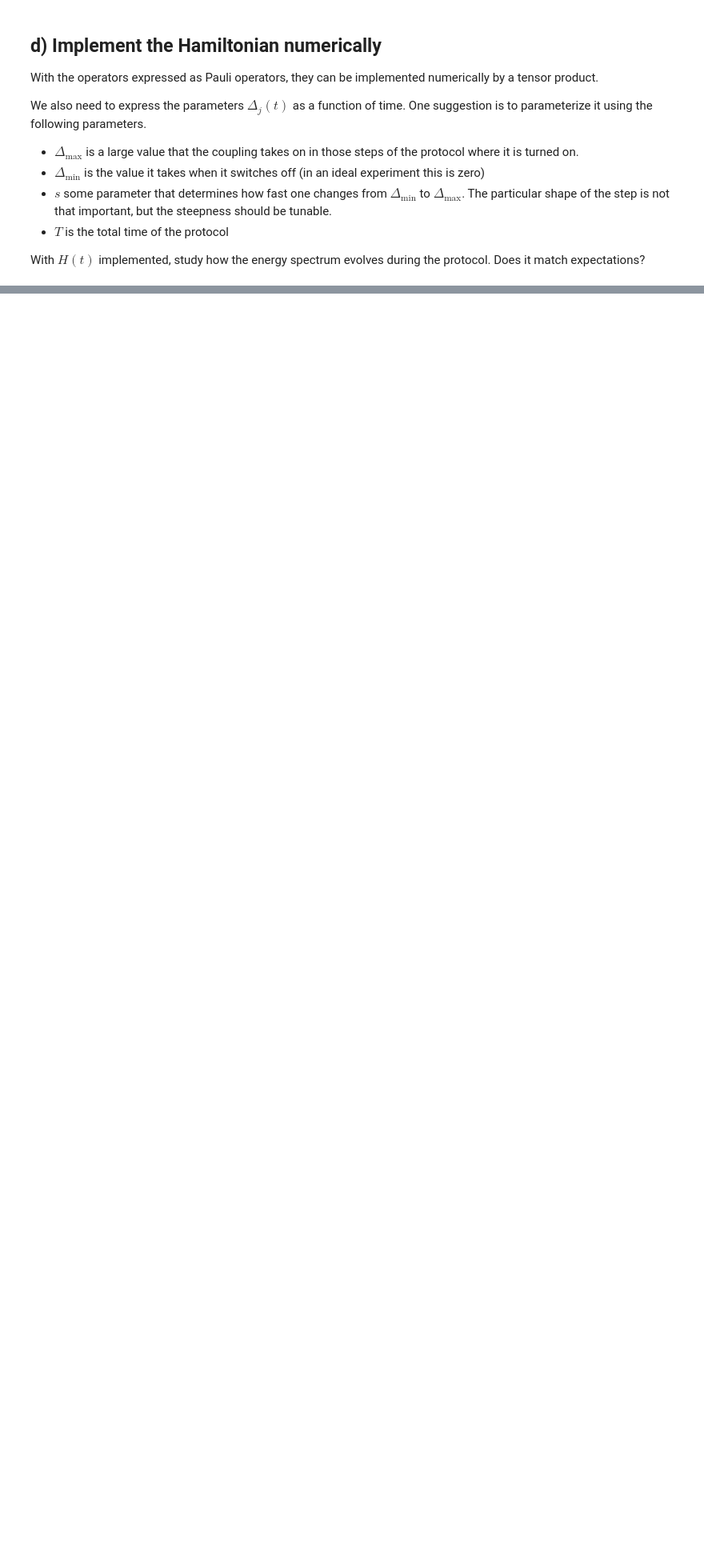
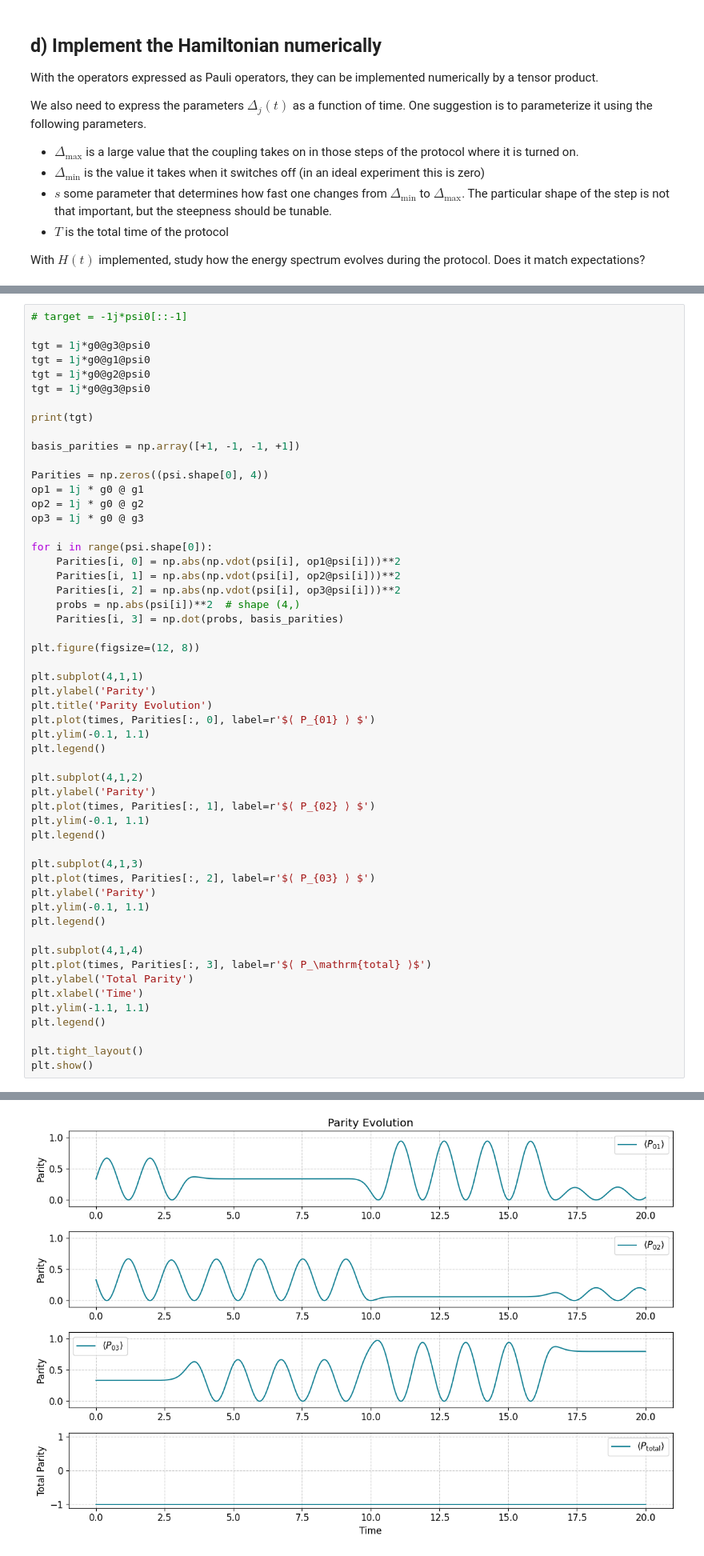
Before and after one commit to hishemok/FYS5419, a Jupyter notebook: Project_2/Braiding_project.ipynb, the cells around one changed output, grey strips where cells are left out. Shown: that part at 80% size. Drawn from its saved outputs; the diff is of its cells as text; blank space fills up the shorter version.

```diff
--- a/Project_2/Braiding_project.ipynb
+++ b/Project_2/Braiding_project.ipynb
@@ -956,0 +655,55 @@ KeyboardInterrupt:
+# %%
+# target = -1j*psi0[::-1]
+
+tgt = 1j*g0@g3@psi0
+tgt = 1j*g0@g1@psi0
+tgt = 1j*g0@g2@psi0
+tgt = 1j*g0@g3@psi0
+
+print(tgt)
+
+basis_parities = np.array([+1, -1, -1, +1])
+
+Parities = np.zeros((psi.shape[0], 4))
+op1 = 1j * g0 @ g1
+op2 = 1j * g0 @ g2
+op3 = 1j * g0 @ g3
+
+for i in range(psi.shape[0]):
+    Parities[i, 0] = np.abs(np.vdot(psi[i], op1@psi[i]))**2
+    Parities[i, 1] = np.abs(np.vdot(psi[i], op2@psi[i]))**2
+    Parities[i, 2] = np.abs(np.vdot(psi[i], op3@psi[i]))**2
+    probs = np.abs(psi[i])**2  # shape (4,)
+    Parities[i, 3] = np.dot(probs, basis_parities)
+
+plt.figure(figsize=(12, 8))
+
+plt.subplot(4,1,1)
+plt.ylabel('Parity')
+plt.title('Parity Evolution')
+plt.plot(times, Parities[:, 0], label=r'$⟨ P_{01} ⟩ $')
+plt.ylim(-0.1, 1.1)
+plt.legend()
+
+plt.subplot(4,1,2)
+plt.ylabel('Parity')
+plt.plot(times, Parities[:, 1], label=r'$⟨ P_{02} ⟩ $')
+plt.ylim(-0.1, 1.1)
+plt.legend()
+
+plt.subplot(4,1,3)
+plt.plot(times, Parities[:, 2], label=r'$⟨ P_{03} ⟩ $')
+plt.ylabel('Parity')
+plt.ylim(-0.1, 1.1)
+plt.legend()
+
+plt.subplot(4,1,4)
+plt.plot(times, Parities[:, 3], label=r'$⟨ P_\mathrm{total} ⟩$')
+plt.ylabel('Total Parity')
+plt.xlabel('Time')
+plt.ylim(-1.1, 1.1)
+plt.legend()
+
+plt.tight_layout()
+plt.show()
+# %% [output]
@@ -956,0 +711 @@ KeyboardInterrupt:
+[figure, added]
```
Also changed, not shown: parts of 13 cells of this notebook.
